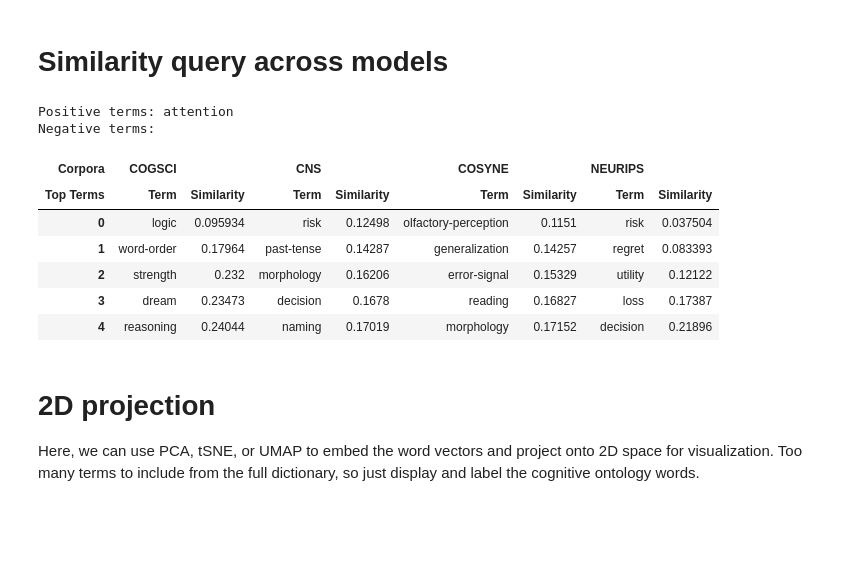
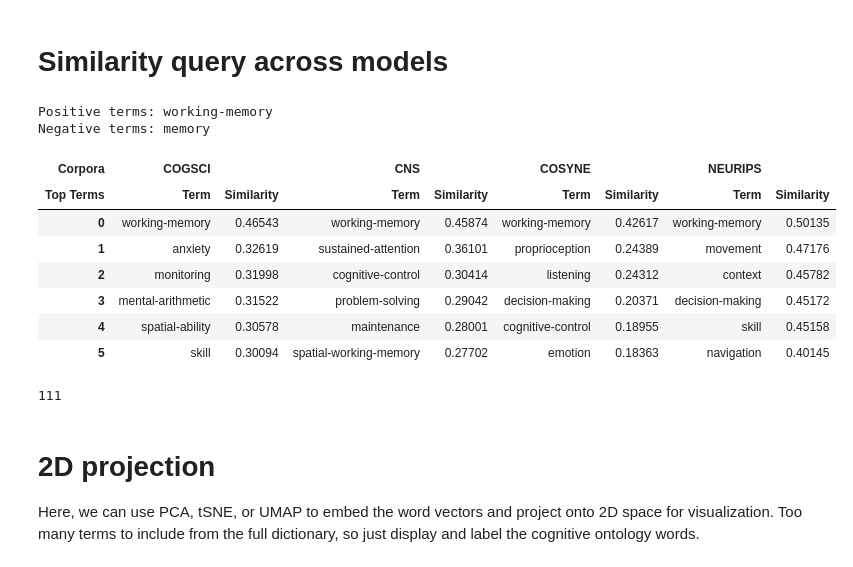
Before and after one commit to voytekresearch/IdentityCrisis, a Jupyter notebook: notebooks/2_analysis_word2vec-allcorpora.ipynb, the cells around one changed output. Cells and saved outputs as stored; diff of their text form; code cells hidden in the pictures; blank space fills up the shorter version.

```diff
--- a/notebooks/2_analysis_word2vec-allcorpora.ipynb
+++ b/notebooks/2_analysis_word2vec-allcorpora.ipynb
@@ -36,4 +40,9 @@ plt.rcParams['lines.linewidth'] = 2
 terms_file = '../data/cogatlas_terms.txt'
 terms = pd.read_csv(terms_file, delimiter='\n', names=['Terms'])
 terms_concat = co.concat_terms([],terms['Terms'],convert_docs=False)
+# %%
+convert_to_sentences = False
+train_model = False
+corpora = ['cogsci', 'cns', 'cosyne', 'neurips']
+wv_models = []
 # %%
@@ -86,24 +95,45 @@ Training word2vec model.
 # %% [markdown]
 # Similarity query across models
 # %%
-dissim = True
+dissim = False
 cmap = 'RdBu' if dissim else 'PuBu'
-top_n = 5
-positive = ['attention']
-negative = []
+top_n = 6
+positive = ['working-memory']
+negative = ['memory']
+
+# positive = ['learning']
+# negative = ['']
 
 df_similarity = co.query_similarity(wv_models, [c.upper() for c in corpora], positive, negative, top_n, terms_concat, dissim)
 co.print_fancy_similarity(df_similarity, cmap)
 # %% [output]
-Positive terms: attention
-Negative terms:
+Positive terms: working-memory
+Negative terms: memory
 | Corpora | COGSCI |  | CNS |  | COSYNE |  | NEURIPS |  |
 | Top Terms | Term | Similarity | Term | Similarity | Term | Similarity | Term | Similarity |
-| 0 | logic | 0.095934 | risk | 0.12498 | olfactory-perception | 0.1151 | risk | 0.037504 |
-| 1 | word-order | 0.17964 | past-tense | 0.14287 | generalization | 0.14257 | regret | 0.083393 |
-| 2 | strength | 0.232 | morphology | 0.16206 | error-signal | 0.15329 | utility | 0.12122 |
-| 3 | dream | 0.23473 | decision | 0.1678 | reading | 0.16827 | loss | 0.17387 |
-| 4 | reasoning | 0.24044 | naming | 0.17019 | morphology | 0.17152 | decision | 0.21896 |
+| 0 | working-memory | 0.46543 | working-memory | 0.45874 | working-memory | 0.42617 | working-memory | 0.50135 |
+| 1 | anxiety | 0.32619 | sustained-attention | 0.36101 | proprioception | 0.24389 | movement | 0.47176 |
+| 2 | monitoring | 0.31998 | cognitive-control | 0.30414 | listening | 0.24312 | context | 0.45782 |
+| 3 | mental-arithmetic | 0.31522 | problem-solving | 0.29042 | decision-making | 0.20371 | decision-making | 0.45172 |
+| 4 | spatial-ability | 0.30578 | maintenance | 0.28001 | cognitive-control | 0.18955 | skill | 0.45158 |
+| 5 | skill | 0.30094 | spatial-working-memory | 0.27702 | emotion | 0.18363 | navigation | 0.40145 |
+# %%
+# this gets all overlaping words between the corpora
+agg_subset_inds = np.array([co.return_subset_inds(model.wv.index2word, terms_concat, True) for model in wv_models])
+agg_valid_inds = np.where(np.array(~np.isnan(agg_subset_inds.sum(0))))[0].astype(int)
+agg_valid_terms = terms.iloc[np.array(~np.isnan(agg_subset_inds.sum(0)))]['Terms'].values.tolist()
+
+# thresholding based on counts in each corpus
+# get the counts of all common words
+count_thresh = 3
+agg_subset_counts = np.array([[model.wv.vocab[term].count for term in np.array(terms_concat)[agg_valid_inds]] for model in wv_models])
+
+# get only the words that are above count threshold
+agg_valid_inds = agg_valid_inds[(agg_subset_counts>=count_thresh).all(0)]
+agg_valid_terms = np.array(agg_valid_terms)[(agg_subset_counts>=count_thresh).all(0)]
+print(len(agg_valid_inds))
+# %% [output]
+111
 # %% [markdown]
 # 2D projection
 Here, we can use PCA, tSNE, or UMAP to embed the word vectors and project onto 2D space for visualization.
```
Also changed, not shown: parts of 23 cells of this notebook, 10 other files.
